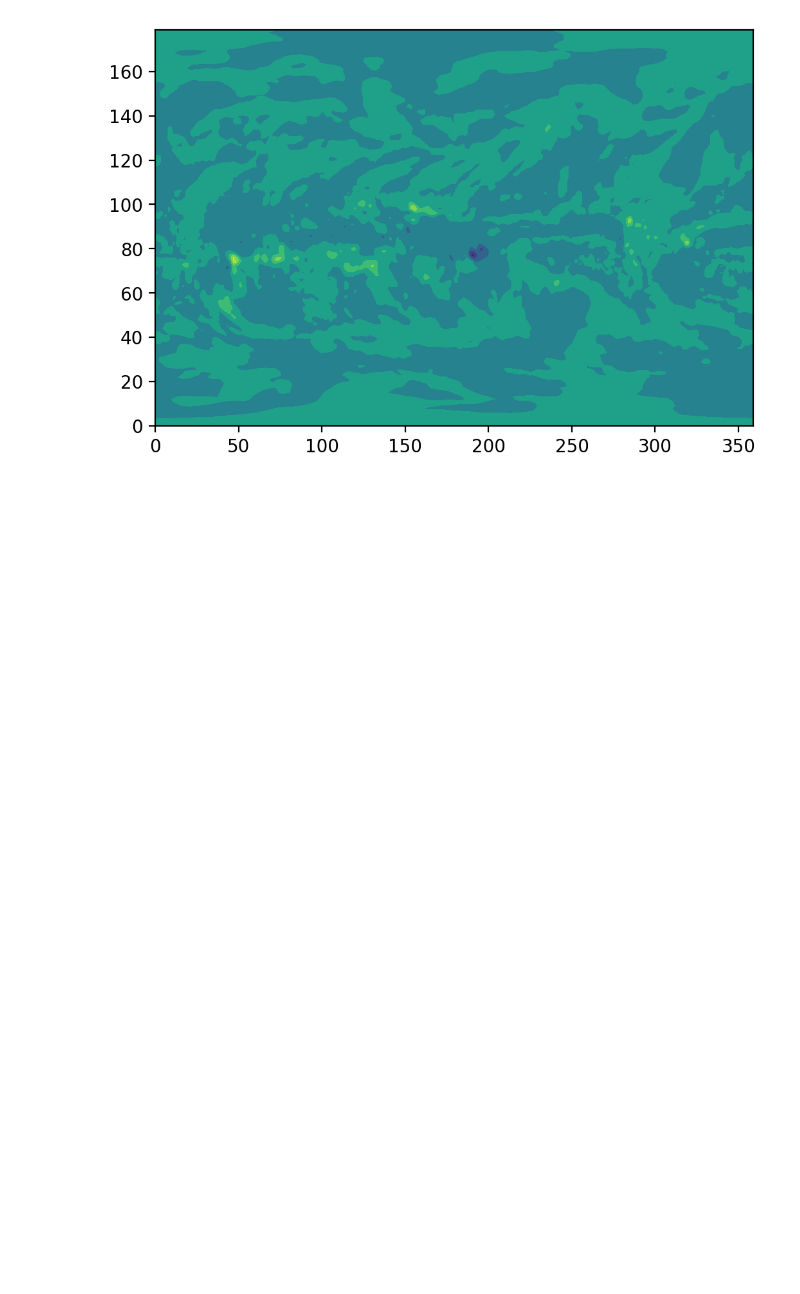
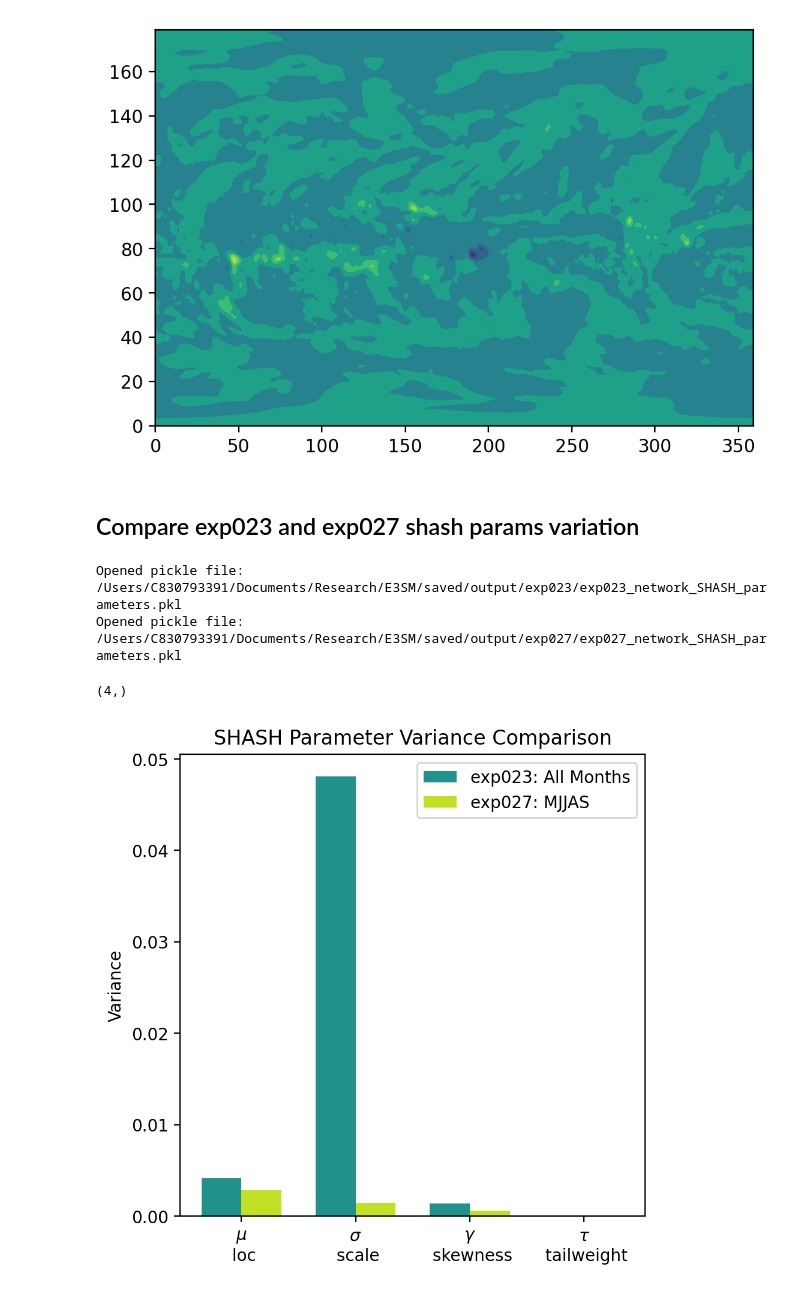
Before and after one commit to Jolan-vP/E3SM, a Jupyter notebook: playfile.ipynb, the cells around one changed output. Cells and saved outputs as stored; diff of their text form; code cells hidden in the pictures; blank space fills up the shorter version.

Commit message:
Exp027 and improving analysis figures.

```diff
--- a/playfile.ipynb
+++ b/playfile.ipynb
@@ -1387,3 +1387,34 @@ def subplotMaps(numEns, ensRange, var1, mylat, mylon, vmins, vmaxs, levs, mycmap
     ## Save figure
     plt.savefig(figureDir + str(savetitle) + '.png', format='png', dpi=300, bbox_inches='tight')
     return fig, axs
+# %% [markdown]
+## Compare exp023 and exp027 shash params variation
+# %%
+# open shash params for both
+exp023_params = open_data_file('/Users/C830793391/Documents/Research/E3SM/saved/output/exp023/exp023_network_SHASH_parameters.pkl')
+exp027_params = open_data_file('/Users/C830793391/Documents/Research/E3SM/saved/output/exp027/exp027_network_SHASH_parameters.pkl')
+# %% [output]
+Opened pickle file: /Users/C830793391/Documents/Research/E3SM/saved/output/exp023/exp023_network_SHASH_parameters.pkl
+Opened pickle file: /Users/C830793391/Documents/Research/E3SM/saved/output/exp027/exp027_network_SHASH_parameters.pkl
+# %%
+# variance for each parameter
+var23 = np.var(exp023_params, axis = 0)
+var27 = np.var(exp027_params, axis = 0)
+print(var23.shape)
+
+
+# create bar graph comparing variation of each parameter for both
+fig, ax = plt.subplots(1, 1, figsize=(5, 5), dpi=200)
+width = 0.35
+ind = np.arange(4)
+ax.bar(ind, var23, width, label='exp023: All Months', color = '#21918c')
+ax.bar(ind + width, var27, width, label='exp027: MJJAS', color = '#c2df23')
+ax.set_xticks(ind + width / 2)
+ax.set_xticklabels((r'$\mu$' '\n loc', r'$\sigma$' '\n scale', r'$\gamma$' '\n skewness', r'$\tau$' '\n tailweight'))
+ax.set_ylabel('Variance')
+ax.set_title('SHASH Parameter Variance Comparison')
+ax.legend()
+plt.savefig('/Users/C830793391/Documents/Research/E3SM/saved/figures/exp027/SHASH_variance_exp023-027.png', format='png', dpi=300, bbox_inches='tight')
+# %% [output]
+(4,)
+[figure, added]
```
Also changed, not shown: 8 other files.
